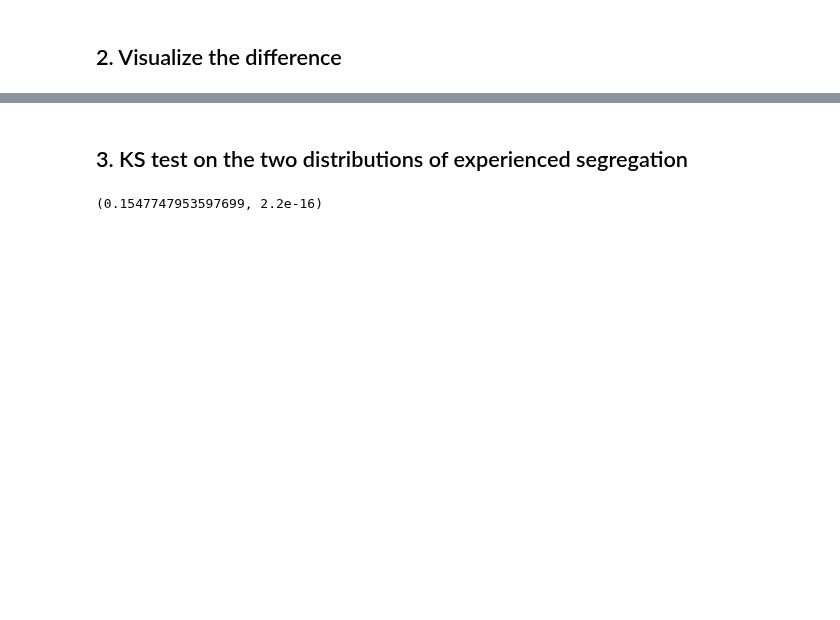
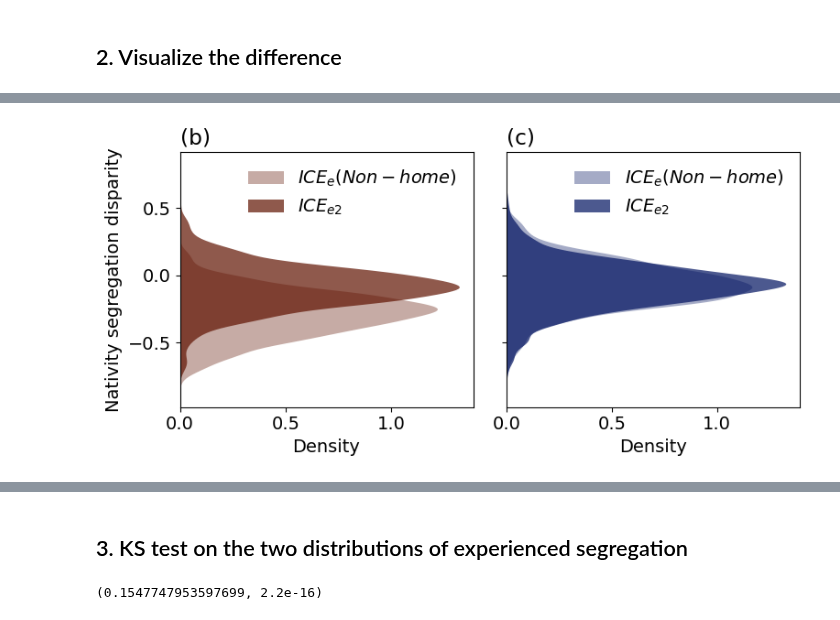
Before and after one commit to MobiSegInsights/mobi-social-segregation-se, a Jupyter notebook: src/MobiSegInsightsSE.data_exp.1.0/40-experienced-segregation-poi-shifted.ipynb, the cells around one changed output, grey strips where cells are left out. Cells and saved outputs as stored; diff of their text form; code cells hidden in the pictures; blank space fills up the shorter version.

```diff
--- a/src/MobiSegInsightsSE.data_exp.1.0/40-experienced-segregation-poi-shifted.ipynb
+++ b/src/MobiSegInsightsSE.data_exp.1.0/40-experienced-segregation-poi-shifted.ipynb
@@ -147,0 +266,4 @@ plt.tight_layout()
+# %%
+f = pl_D_F(df=df2plot, wt='wt_p', vv=['ice_e2', 'ice_enh'], labels=["$ICE_e(Non-home)$", "$ICE_{e2}$"], sp=False)
+# %% [output]
+[figure, added]
```
Also changed, not shown: parts of 31 cells of this notebook, 24 other files.
